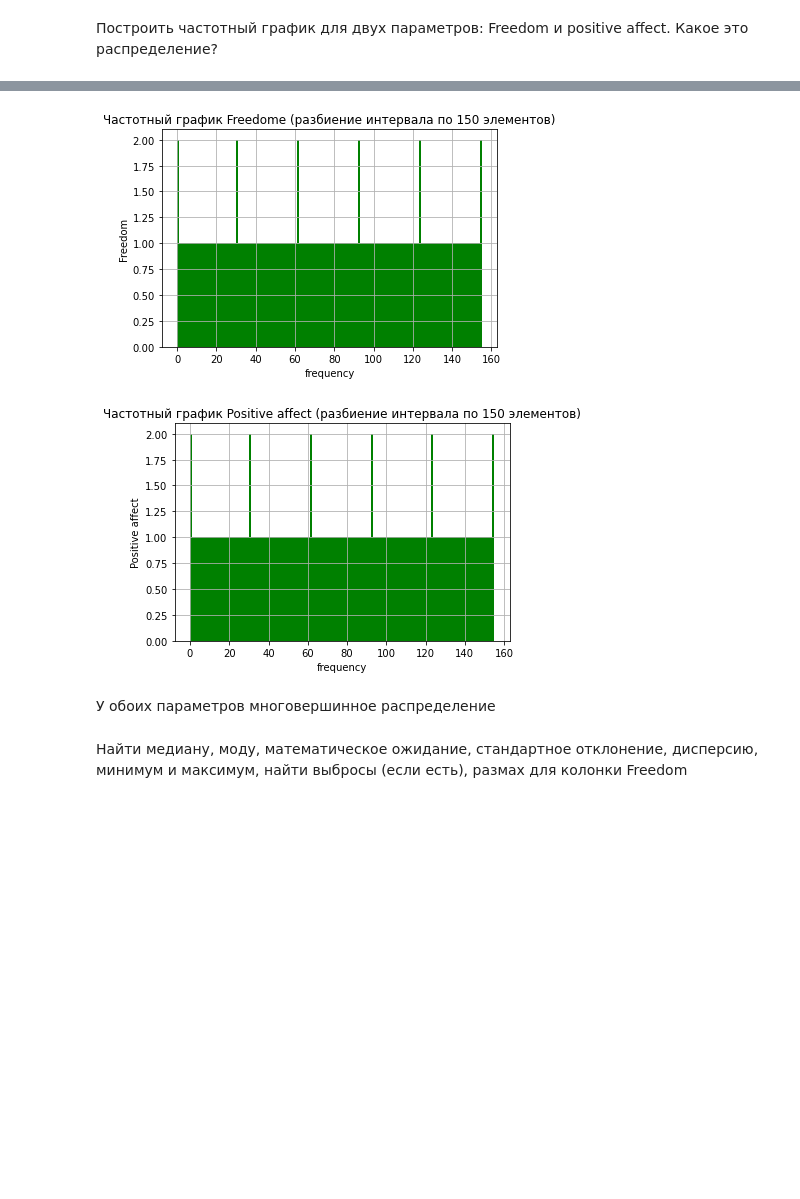
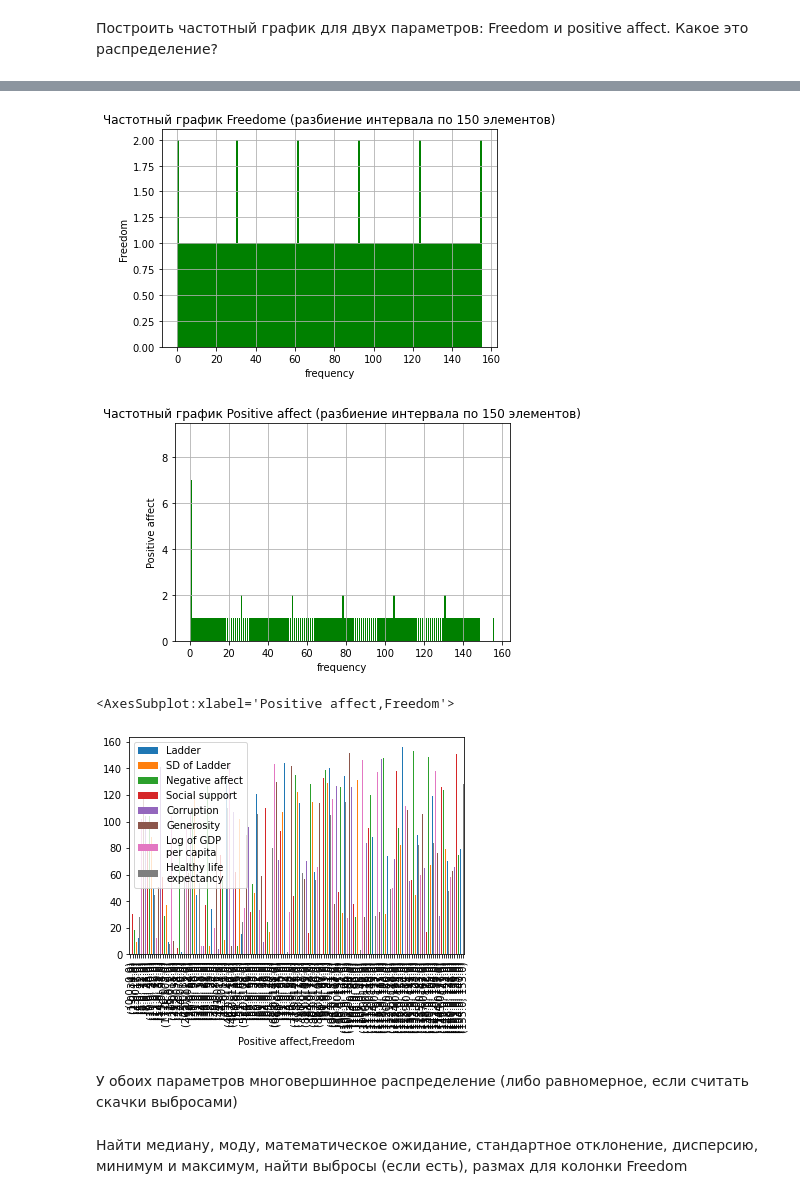
Before and after one commit to Bull6/Automated_Information_Processing_Systems, a Jupyter notebook: hw6.ipynb, the cells around one changed output, grey strips where cells are left out. Drawn from its saved outputs; the diff is of its cells as text; code cells hidden in the pictures; blank space fills up the shorter version.

```diff
--- a/hw6.ipynb
+++ b/hw6.ipynb
@@ -20,6 +20,8 @@ ssl._create_default_https_context = ssl._create_unverified_context
 # все данные загружаются с сервера
 url="http://yustiks.ru/dataset/world-happiness-report-2019.csv"
 df=pd.read_csv(url)
+df.loc[pd.isnull(df.Freedom), 'Freedom']=0
+df.loc[pd.isnull(df['Positive affect']), 'Positive affect']=0
 # %% [markdown]
 Более подробно о датасете можно прочитать по [данной ссылке](https://data.world/promptcloud/world-happiness-report-2019) или по [ссылке в kaggle](https://www.kaggle.com/PromptCloudHQ/world-happiness-report-2019)
 # %% [markdown]
@@ -79,25 +81,30 @@ plt.grid(True)
 # %%
 # plt.hist - строит частотный график выборки, разбивая значения выборки на равные интервалы
 n, bins, patches = plt.hist(df['Freedom'], 150, facecolor='g')
 
 plt.xlabel('frequency')
 plt.ylabel('Freedom')
 plt.title('Частотный график Freedome (разбиение интервала по 150 элементов)')
 plt.grid(True)
 plt.show()
 # plt.hist - строит частотный график выборки, разбивая значения выборки на равные интервалы
-n, bins, patches = plt.hist(df['Positive affect'], 150, facecolor='g')
+n, bins, patches = plt.hist(df.groupby(['Positive affect','Freedom']).sum(), 150, facecolor='g')
 
 plt.xlabel('frequency')
 plt.ylabel('Positive affect')
 plt.title('Частотный график Positive affect (разбиение интервала по 150 элементов)')
 plt.grid(True)
 plt.show()
+x=df.groupby(['Positive affect','Freedom']).mean()
+#x.head()
+x.plot(kind='bar')
 # %% [output]
 [figure]
-[figure, old version]
+[figure, new version]
+<AxesSubplot:xlabel='Positive affect,Freedom'>
+[figure, added]
 # %% [markdown]
-У обоих параметров многовершинное распределение
+У обоих параметров многовершинное распределение (либо равномерное, если считать скачки выбросами)
 # %% [markdown]
 Найти медиану, моду, математическое ожидание, стандартное отклонение,  дисперсию, минимум и максимум, найти выбросы (если есть), размах для колонки Freedom
 # %%
```
Also changed, not shown: parts of 1 cell of this notebook.
